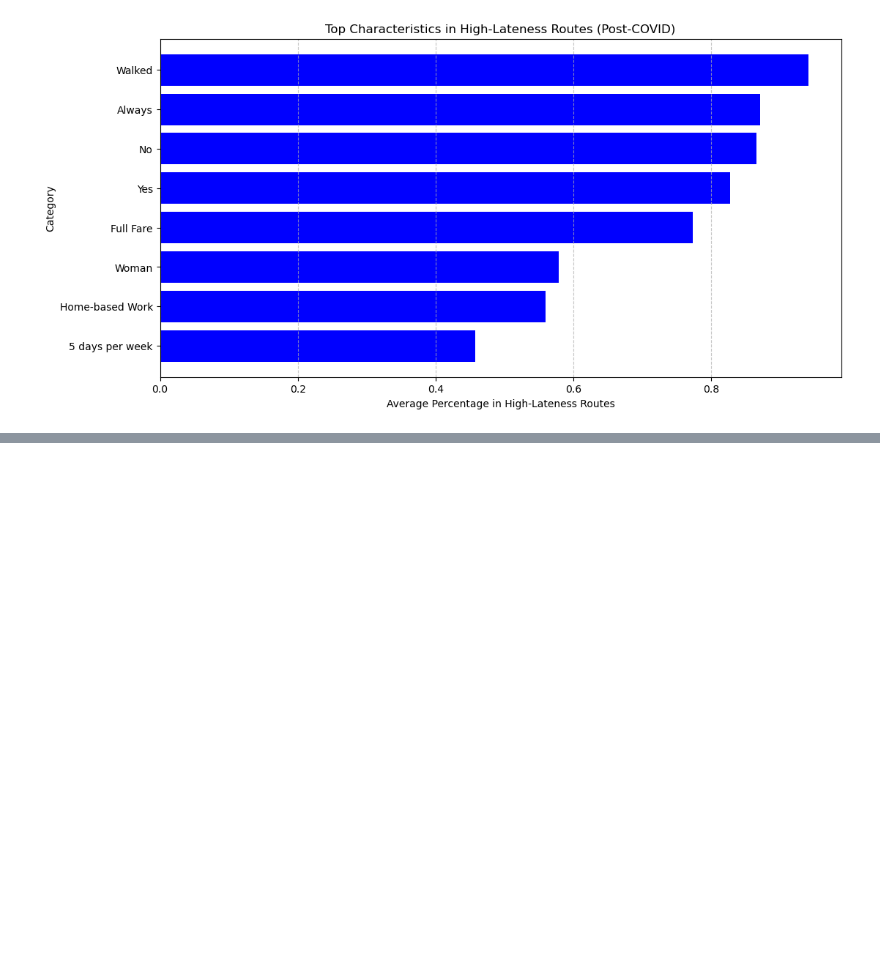
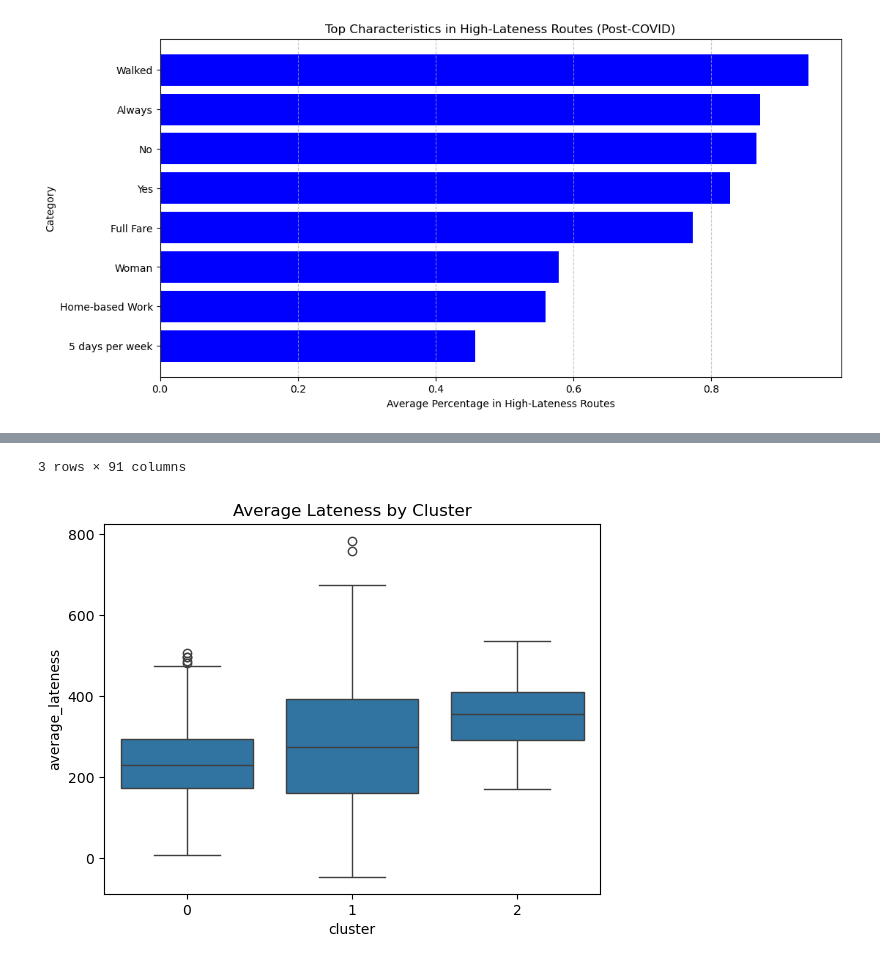
Before and after one commit to KKeySimon/BostonBusEquity, a Jupyter notebook: sarah.ipynb, the cells around one changed output, grey strips where cells are left out. Cells and saved outputs as stored; diff of their text form; code cells hidden in the pictures; blank space fills up the shorter version.

Commit message:
kmeans

```diff
--- a/sarah.ipynb
+++ b/sarah.ipynb
@@ -398,3 +392,46 @@ plt.grid(axis="x", linestyle="--", alpha=0.7)
 plt.show()
 # %% [output]
 [figure]
+# %%
+df_post["full_category"] = df_post["measure"] + ": " + df_post["category"]
+df_post["percentage"] = df_post["percentage"] * 100
+
+# NOW filter using the updated df_post
+df_analysis = df_post[df_post["reporting_group"].isin(above_avg_routes["route_id"])]
+# %%
+# Pivot to get categories as features
+pivot_df = df_analysis.pivot_table(index='reporting_group',
+                                    columns='full_category',
+                                    values='percentage',
+                                    aggfunc='mean').fillna(0)
+
+# Optional: merge in lateness
+pivot_df = pivot_df.merge(lateness_df[["route_id", "average_lateness"]],
+                          left_index=True, right_on="route_id", how="left")
+pivot_df = pivot_df.drop(columns="route_id")
+# %%
+from sklearn.preprocessing import StandardScaler
+scaler = StandardScaler()
+scaled_features = scaler.fit_transform(pivot_df)
+
+#normalizing the features
+from sklearn.cluster import KMeans
+
+#kmeans
+kmeans = KMeans(n_clusters=3, random_state=42)
+clusters = kmeans.fit_predict(scaled_features)
+
+pivot_df["cluster"] = clusters
+# %%
+# Show average feature values per cluster
+cluster_summary = pivot_df.groupby("cluster").mean()
+display(cluster_summary)
+
+# Visualize
+import seaborn as sns
+import matplotlib.pyplot as plt
+
+sns.boxplot(data=pivot_df, x="cluster", y="average_lateness")
+plt.title("Average Lateness by Cluster")
+plt.show()
+# %% [output]
@@ -400,0 +443,2 @@ plt.show()
+3 rows × 91 columns
+[figure, added]
```
Also changed, not shown: parts of 4 cells of this notebook.
